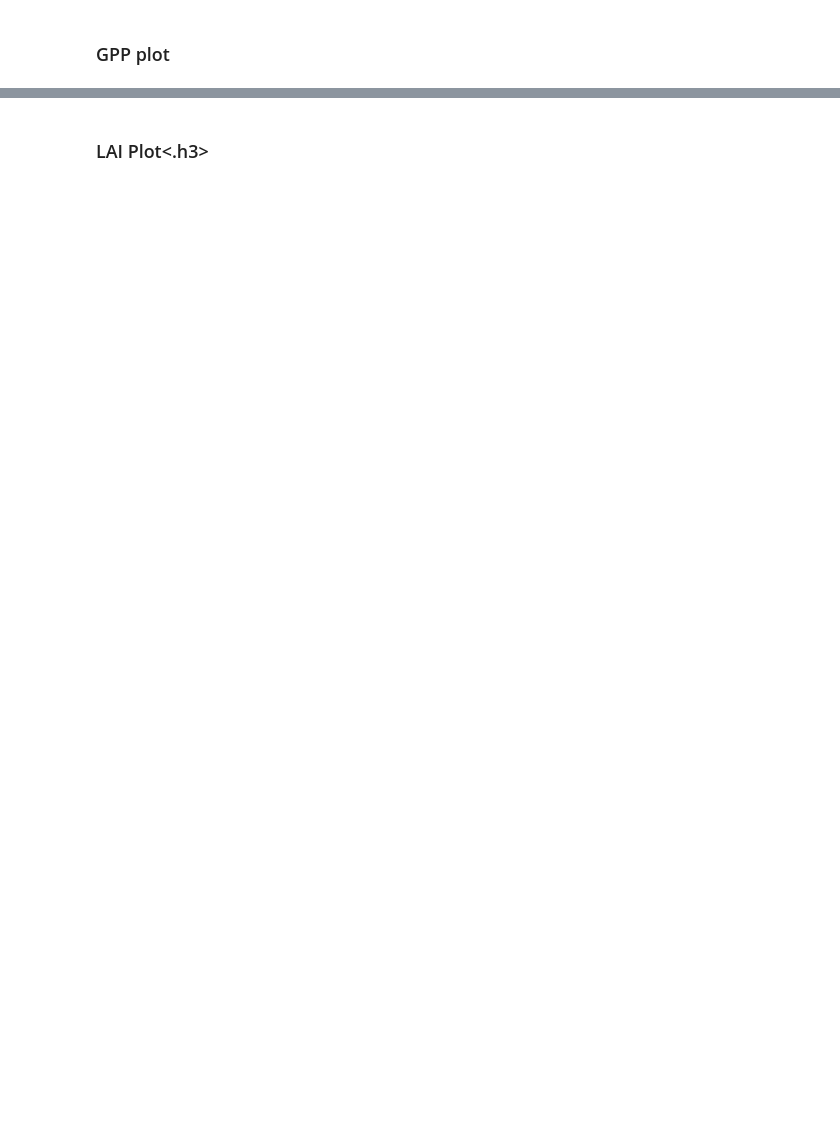
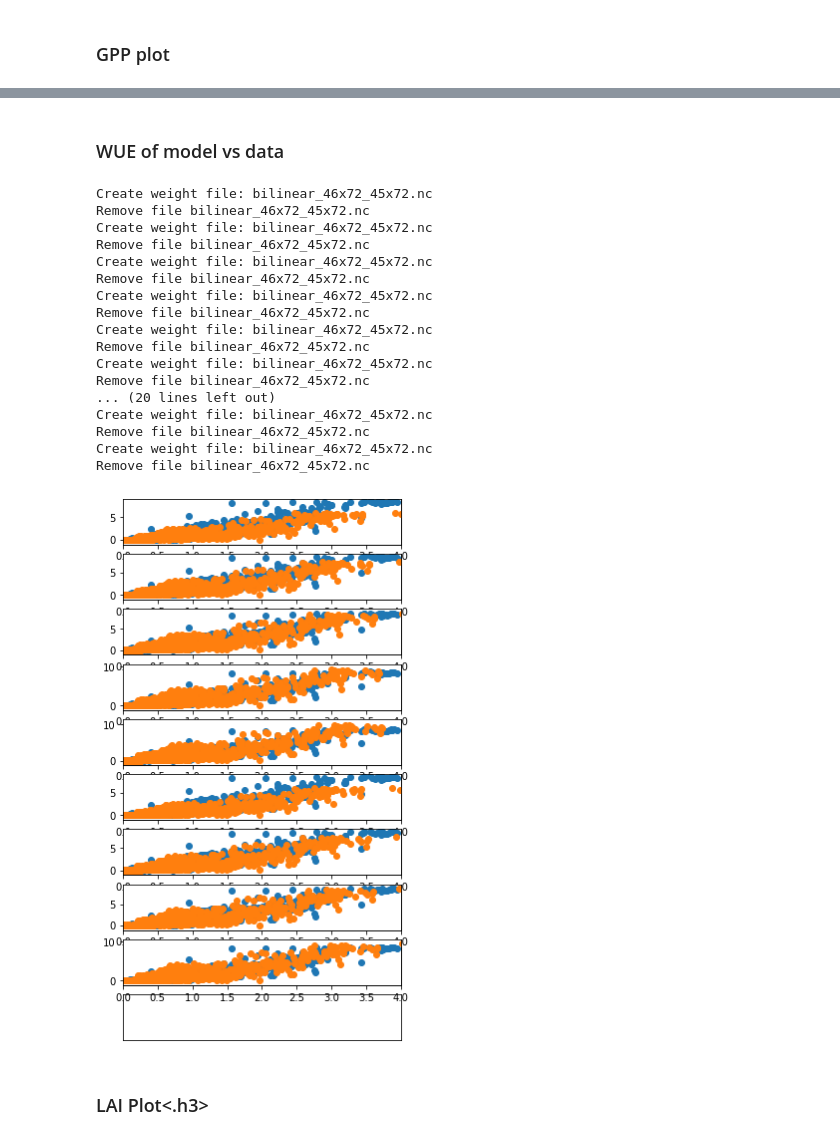
Before and after one commit to rosiealice/fates_sp_ensembles, a Jupyter notebook: ensemble_script.ipynb, the cells around one changed output, grey strips where cells are left out. Drawn from its saved outputs; the diff is of its cells as text; code cells hidden in the pictures; blank space fills up the shorter version.

```diff
--- a/ensemble_script.ipynb
+++ b/ensemble_script.ipynb
@@ -881,3 +1563,51 @@ figs/ensemble_GPP_delta_abs_nocomp_fates_02_n14.png
+# %% [markdown]
+### WUE of model vs data
+# %%
+fig, axs = plt.subplots(nrows=10, ncols=1, figsize=(5, 10),
+                        subplot_kw={'xticks': [], 'yticks': []})
+
+
+gg=range(1,10)
+for g in gg:
+    ds0=dse1.isel(realization=g)
+    ds=np.multiply(np.mean(ds0.GPP,0),conv)
+    ds_out = xr.Dataset({'lat': (['lat'], np.arange(-90, 90, 4.0)),
+                     'lon': (['lon'], np.arange(-180, 180, 5)),})
+    regridder = xe.Regridder(ds, ds_out, 'bilinear')
+    regridder.clean_weight_file()
+    regridder
+    gpp_out_model = regridder(ds)
+
+    ds=np.multiply(np.mean(ds0.QFLX_EVAP_TOT,0),conv)
+    ds_out = xr.Dataset({'lat': (['lat'], np.arange(-90, 90, 4.0)),
+                     'lon': (['lon'], np.arange(-180, 180, 5)),})
+    regridder = xe.Regridder(ds, ds_out, 'bilinear')
+    regridder.clean_weight_file()
+    regridder
+    et_out_model = regridder(ds)
+    ax = fig.add_subplot(10, 1, g)
+    plt.scatter(ds_out_ET_obs,ds_out_GPP_obs)
+    plt.scatter(et_out_model,gpp_out_model)
+    plt.xlim(0,4)
+# %% [output]
+Create weight file: bilinear_46x72_45x72.nc
+Remove file bilinear_46x72_45x72.nc
+Create weight file: bilinear_46x72_45x72.nc
+Remove file bilinear_46x72_45x72.nc
+Create weight file: bilinear_46x72_45x72.nc
+Remove file bilinear_46x72_45x72.nc
+Create weight file: bilinear_46x72_45x72.nc
+Remove file bilinear_46x72_45x72.nc
+Create weight file: bilinear_46x72_45x72.nc
+Remove file bilinear_46x72_45x72.nc
+Create weight file: bilinear_46x72_45x72.nc
+Remove file bilinear_46x72_45x72.nc
+... (20 lines left out)
+Create weight file: bilinear_46x72_45x72.nc
+Remove file bilinear_46x72_45x72.nc
+Create weight file: bilinear_46x72_45x72.nc
+Remove file bilinear_46x72_45x72.nc
+[figure, added]
 # %% [markdown]
 <h3> LAI Plot<.h3>
 # %%
```
Also changed, not shown: parts of 79 cells of this notebook.
